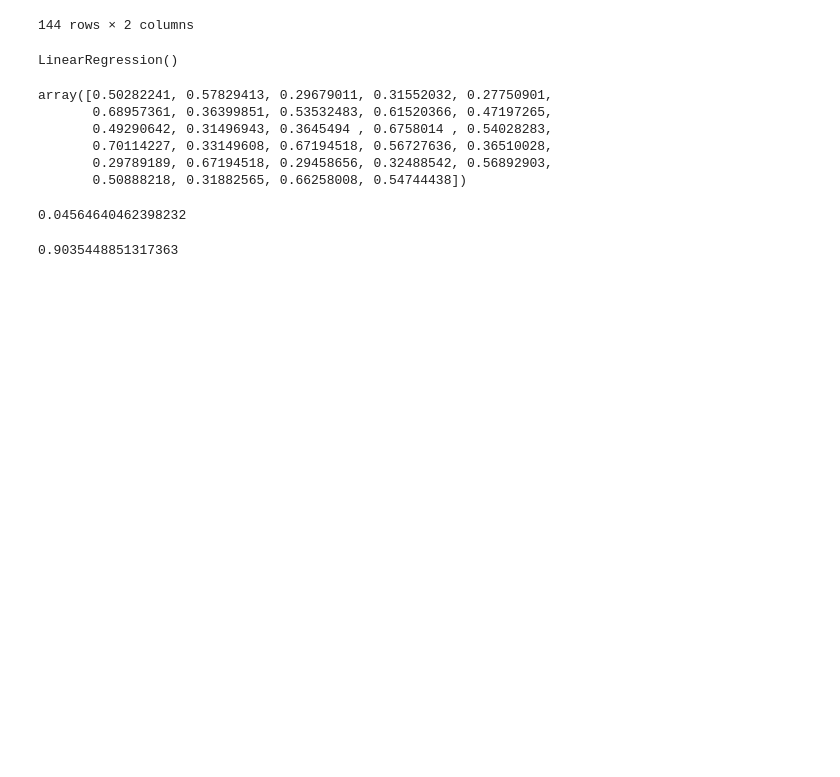
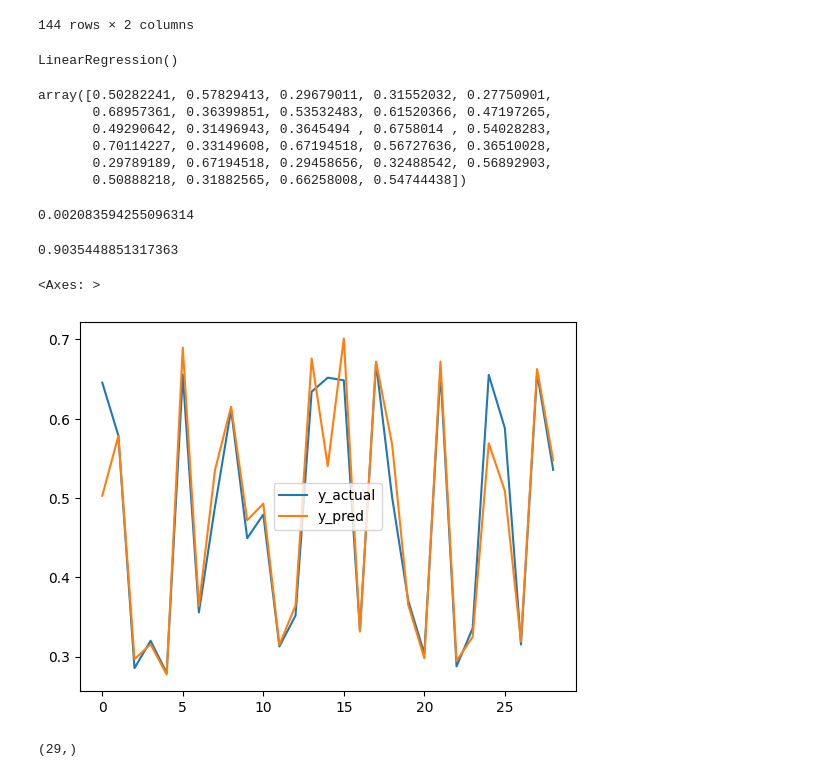
Before and after one commit to Lorraine254/Backdating_Satellite_Data, a Jupyter notebook: Backdating Satellite Data.ipynb, the cells around one changed output. Cells and saved outputs as stored; diff of their text form; code cells hidden in the pictures; blank space fills up the shorter version.

```diff
--- a/Backdating Satellite Data.ipynb
+++ b/Backdating Satellite Data.ipynb
@@ -31,3 +36,11 @@ plateau_viirs = pd.read_csv('Plateau-VIIRS.csv')
+# %%
+# Resampling Function
+def resampling(data):
+
+    #resampling by the mean
+    resampled_data = data.resample('M').mean()
+
+    return resampled_data
 # %% [markdown]
 ## Understanding the data
 # %% [markdown]
@@ -331,8 +345,9 @@ Pearson Correlation Coefficient: 0.933863054851532
 ## MODIS
 # Dropping unnecessary columns
 plateau_modis.drop(['system:time_start'],axis=1,inplace=True)
+
 # Performing resampling on  Modis NDVI column, and calculating the mean for each month
-resample_plateau_modis=plateau_modis.resample('M').mean()
+resample_plateau_modis=resampling(plateau_modis)
 resample_plateau_modis
 
 
@@ -340,8 +355,9 @@ resample_plateau_modis
 # VIIRS
 # Dropping unnecessary columns
 plateau_viirs.drop(['system:time_start'],axis=1,inplace=True)
+
 # Performing resampling on Viirs NDVI column, and calculating the mean for each month
-resample_plateau_viirs=plateau_viirs.resample('M').mean()
+resample_plateau_viirs=resampling(plateau_viirs)
 resample_plateau_viirs
 
 
@@ -492,12 +506,21 @@ array([0.50282241, 0.57829413, 0.29679011, 0.31552032, 0.27750901,
        0.50888218, 0.31882565, 0.66258008, 0.54744438])
 # %%
 # Evaluating the model- RMSE
-mean_squared_error(y_test, y_pred, squared=False)
+mean_squared_error(y_test, y_pred)
 # %% [output]
-0.04564640462398232
+0.002083594255096314
 # %%
 # Using R-squared
 
 r2_score(y_test,y_pred)
 # %% [output]
 0.9035448851317363
+# %%
+pd.DataFrame({'y_actual':y_test, 'y_pred':y_pred}).plot()
+# %% [output]
+<Axes: >
+[figure, added]
+# %%
+y_pred.shape
+# %% [output]
+(29,)
```
Also changed, not shown: parts of 7 cells of this notebook.
